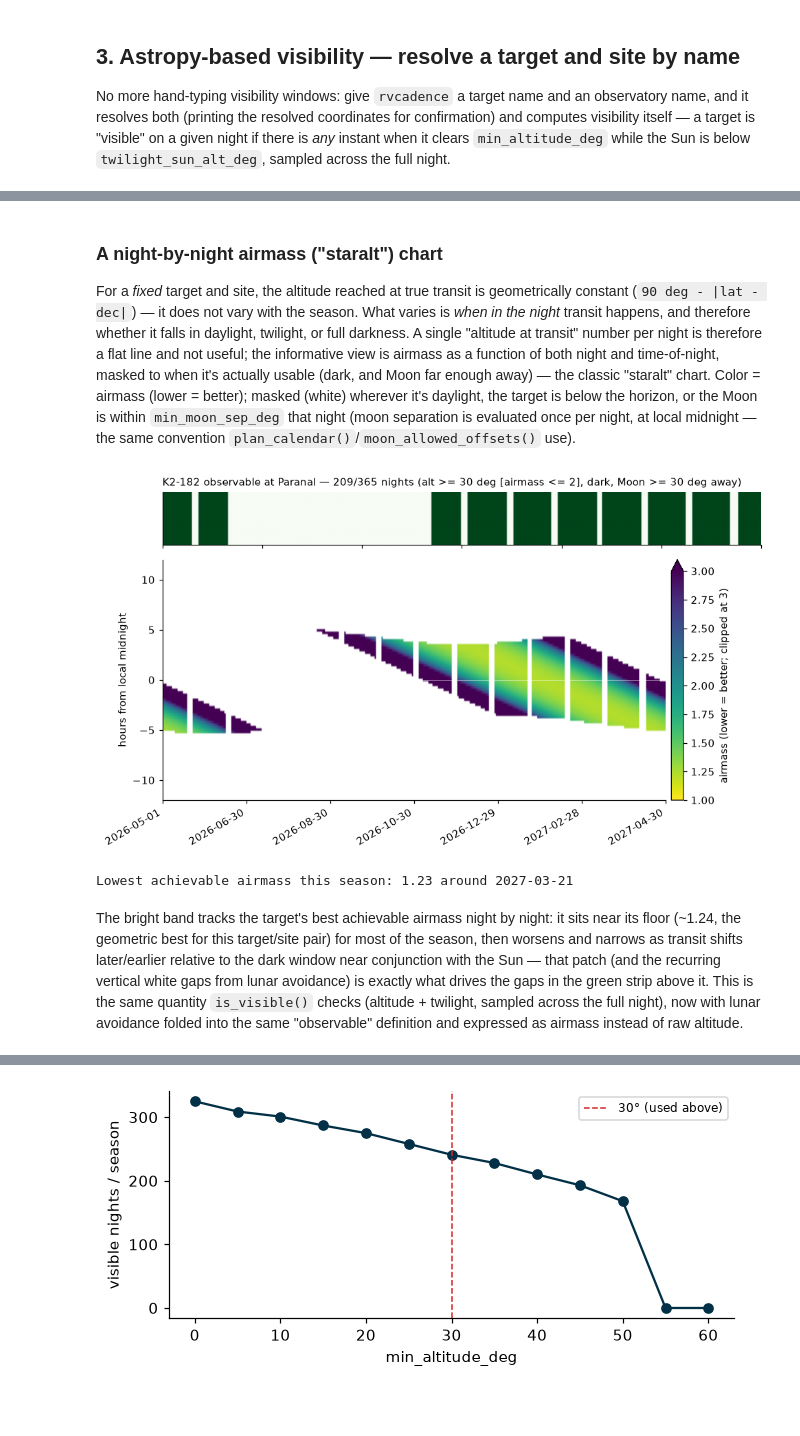
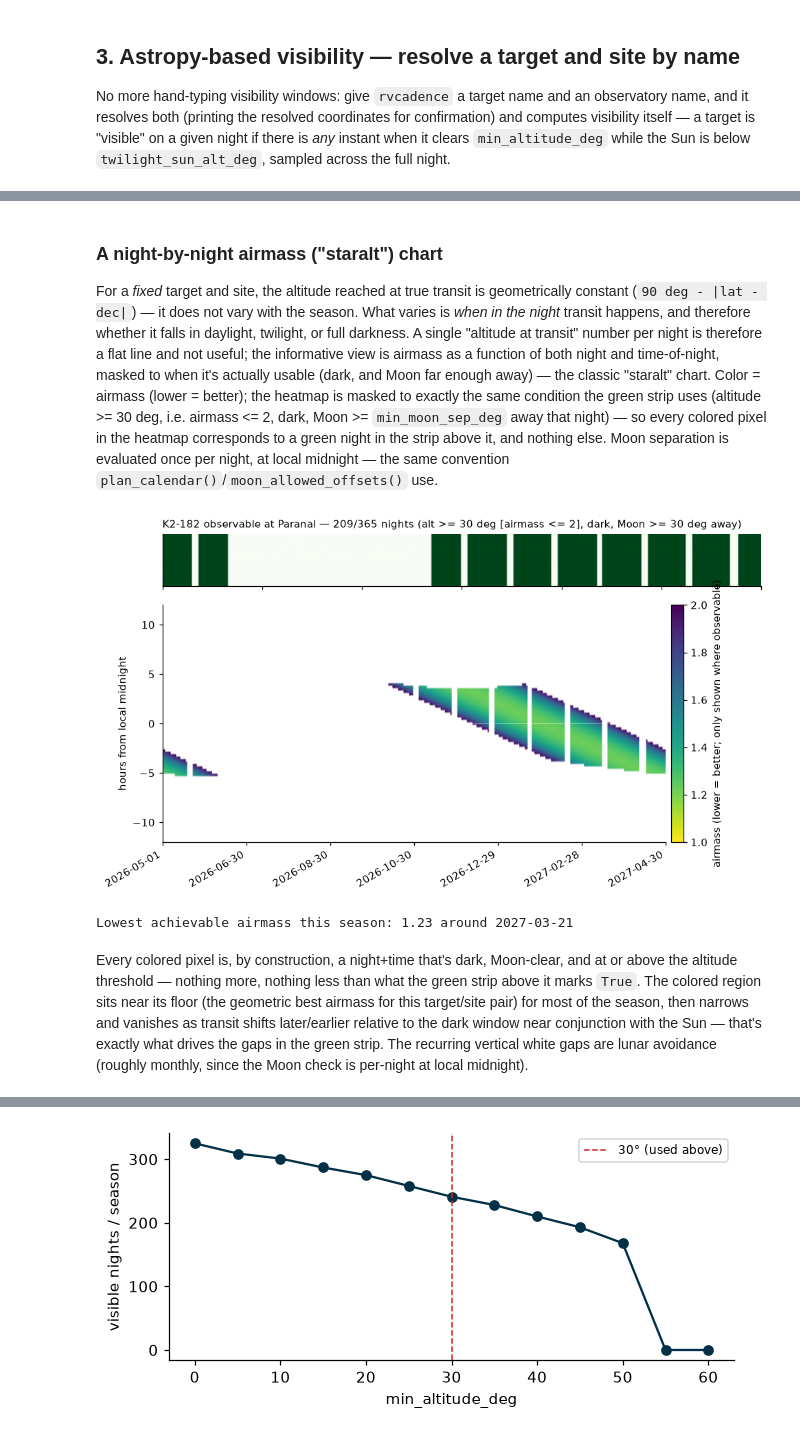
Before and after one commit to pierrotlamontagne/rvcadence, a Jupyter notebook: examples/quickstart_demo.ipynb, the cells around one changed output, grey strips where cells are left out. Drawn from its saved outputs; the diff is of its cells as text; code cells hidden in the pictures; blank space fills up the shorter version.

```diff
--- a/examples/quickstart_demo.ipynb
+++ b/examples/quickstart_demo.ipynb
@@ -157,7 +160,16 @@ confirmation) and computes visibility itself — a target is "visible" on a
 given night if there is *any* instant when it clears `min_altitude_deg` while
 the Sun is below `twilight_sun_alt_deg`, sampled across the full night.
 # %%
-target_coord = resolve_target_name("K2-182")
-observer_location = resolve_site_name("Paranal Observatory")
+# Self-contained from here on: own season bounds, own target/site, own
+# illustrative period. Nothing from Section 1 (hand-typed windows, its
+# example 9.53 d/12.45 d planet) is reused below.
+season_start = date(2026, 5, 1)
+season_end = date(2027, 4, 30)
+demo_period_d = 9.53  # illustrative only -- TOI-5938's real ephemeris isn't used in this demo
+
+target_name = "K2-182"
+site_name = "Paranal"
+target_coord = resolve_target_name(target_name)
+observer_location = resolve_site_name(site_name)
 # %% [output]
 Resolved target 'K2-182' to 08h40m43.2795984s +10d58m58.599516s (ICRS)
@@ -173,10 +228,12 @@ whether it falls in daylight, twilight, or full darkness. A single
 useful; the informative view is airmass as a function of both night and
 time-of-night, masked to when it's actually usable (dark, and Moon far
 enough away) — the classic "staralt" chart. Color = airmass (lower =
-better); masked (white) wherever it's daylight, the target is below the
-horizon, or the Moon is within `min_moon_sep_deg` that night (moon
-separation is evaluated once per night, at local midnight — the same
-convention `plan_calendar()`/`moon_allowed_offsets()` use).
+better); the heatmap is masked to exactly the same condition the green strip
+uses (altitude >= 30 deg, i.e. airmass <= 2, dark, Moon >= `min_moon_sep_deg`
+away that night) — so every colored pixel in the heatmap corresponds to a
+green night in the strip above it, and nothing else. Moon separation is
+evaluated once per night, at local midnight — the same convention
+`plan_calendar()`/`moon_allowed_offsets()` use.
 # %%
 import warnings
 
@@ -185,9 +242,9 @@ from astropy.coordinates import AltAz, get_sun
 from astropy.coordinates.errors import NonRotationTransformationWarning
 from rvcadence.moon import _local_midnight_utc, is_moon_polluted
 
-n_days = (season_end - season_start).days + 1
 nights = [season_start + timedelta(days=k) for k in range(n_days)]
 offsets_min = np.linspace(-12 * 60, 12 * 60, 2 * 12 * 60 // 15 + 1)  # same grid is_visible() uses
+min_altitude_deg = 30.0  # same threshold used throughout this section
 
 alt_grid = np.full((n_days, len(offsets_min)), np.nan)
 dark_grid = np.zeros((n_days, len(offsets_min)), dtype=bool)
@@ -206,65 +263,64 @@ with warnings.catch_warnings():
         dark_grid[i] = get_sun(times).transform_to(frame).alt.deg <= -18.0
         moon_ok[i] = not is_moon_polluted(night, target_coord, observer_location, min_sep_deg=30.0)
 
-# Altitude where it's actually usable: dark AND Moon far enough that whole
-# night (moon check is per-night, not per-sample -- matches plan_calendar()).
-observable_alt = np.where(dark_grid & moon_ok[:, None], alt_grid, np.nan)
+# The SAME condition as the green strip: dark, Moon far enough that night,
+# AND altitude >= min_altitude_deg. Airmass is only ever shown for pixels
+# that satisfy this -- heatmap and strip are then guaranteed consistent by
+# construction, instead of using two different thresholds (the earlier
+# altitude>0 mask was the actual bug: it painted airmass for the 0-30 deg
+# range too, which the green strip did NOT count as observable).
+observable_mask_grid = dark_grid & moon_ok[:, None] & (alt_grid >= min_altitude_deg)
+with np.errstate(invalid="ignore", divide="ignore"):
+    airmass_grid = np.where(observable_mask_grid, 1.0 / np.sin(np.radians(alt_grid)), np.nan)
 
-# Airmass (plane-parallel secant approximation) -- undefined/meaningless at or
-# below the horizon, so mask those out rather than let them blow up the scale.
-with np.errstate(invalid="ignore", divide="ignore"):
-    airmass_grid = 1.0 / np.sin(np.radians(np.where(observable_alt > 0, observable_alt, np.nan)))
-
-peak_observable_alt = np.nanmax(observable_alt, axis=1)  # nan on nights with no usable window at all
-best_airmass_per_night = np.nanmin(airmass_grid, axis=1)  # lowest airmass = best, per night
-is_observable = np.nan_to_num(peak_observable_alt, nan=-90.0) >= 30.0
+is_observable = observable_mask_grid.any(axis=1)
+best_airmass_per_night = np.nanmin(airmass_grid, axis=1)  # nan on nights with no observable moment at all
 
 fig, (ax_strip, ax_heat) = plt.subplots(
     2, 1, figsize=(9, 5.2), sharex=True, gridspec_kw={"height_ratios": [0.22, 1]}
 )
 
 ax_strip.imshow(is_observable.astype(float).reshape(1, -1), aspect="auto", cmap="Greens",
                  vmin=0, vmax=1, extent=[0, n_days, 0, 1])
 ax_strip.set_yticks([])
 ax_strip.set_title(
-    f"K2-182 observable at Paranal — {int(is_observable.sum())}/{n_days} nights "
-    f"(alt >= 30 deg [airmass <= 2], dark, Moon >= 30 deg away)",
+    f"{target_name} observable at {site_name} — {int(is_observable.sum())}/{n_days} nights "
+    f"(alt >= {min_altitude_deg:.0f} deg [airmass <= 2], dark, Moon >= 30 deg away)",
     loc="left", fontsize=10,
 )
 
 hour_offsets = offsets_min / 60.0
 im = ax_heat.imshow(
     np.ma.masked_invalid(airmass_grid.T), aspect="auto", origin="lower", cmap="viridis_r",
-    vmin=1.0, vmax=3.0, extent=[0, n_days, hour_offsets.min(), hour_offsets.max()],
+    vmin=1.0, vmax=2.0, extent=[0, n_days, hour_offsets.min(), hour_offsets.max()],
 )
 ax_heat.axhline(0, color="white", lw=0.6, alpha=0.5)
-cbar = fig.colorbar(im, ax=ax_heat, pad=0.01, extend="max")
-cbar.set_label("airmass (lower = better; clipped at 3)")
+cbar = fig.colorbar(im, ax=ax_heat, pad=0.01)
+cbar.set_label("airmass (lower = better; only shown where observable)")
 ax_heat.set_ylabel("hours from local midnight")
 ax_heat.set_xticks(np.linspace(0, n_days, 7))
 ax_heat.set_xticklabels(
     [(season_start + timedelta(days=int(d))).isoformat() for d in np.linspace(0, n_days - 1, 7)],
     rotation=30, ha="right",
 )
 fig.tight_layout()
 plt.show()
 
 best_idx = int(np.nanargmin(best_airmass_per_night))
 print(f"Lowest achievable airmass this season: {best_airmass_per_night[best_idx]:.2f} "
       f"around {nights[best_idx]}")
 # %% [output]
-[figure, old version]
+[figure, new version]
 Lowest achievable airmass this season: 1.23 around 2027-03-21
 # %% [markdown]
-The bright band tracks the target's best achievable airmass night by night:
-it sits near its floor (~1.24, the geometric best for this target/site pair)
-for most of the season, then worsens and narrows as transit shifts
-later/earlier relative to the dark window near conjunction with the Sun —
-that patch (and the recurring vertical white gaps from lunar avoidance) is
-exactly what drives the gaps in the green strip above it. This is the same
-quantity `is_visible()` checks (altitude + twilight, sampled across the full
-night), now with lunar avoidance folded into the same "observable"
-definition and expressed as airmass instead of raw altitude.
+Every colored pixel is, by construction, a night+time that's dark, Moon-clear,
+and at or above the altitude threshold — nothing more, nothing less than what
+the green strip above it marks `True`. The colored region sits near its floor
+(the geometric best airmass for this target/site pair) for most of the season,
+then narrows and vanishes as transit shifts later/earlier relative to the dark
+window near conjunction with the Sun — that's exactly what drives the gaps in
+the green strip. The recurring vertical white gaps are lunar avoidance
+(roughly monthly, since the Moon check is per-night at local midnight).
 # %% [markdown]
 ## 4. Final calendar view
 
```
Also changed, not shown: parts of 8 cells of this notebook.
